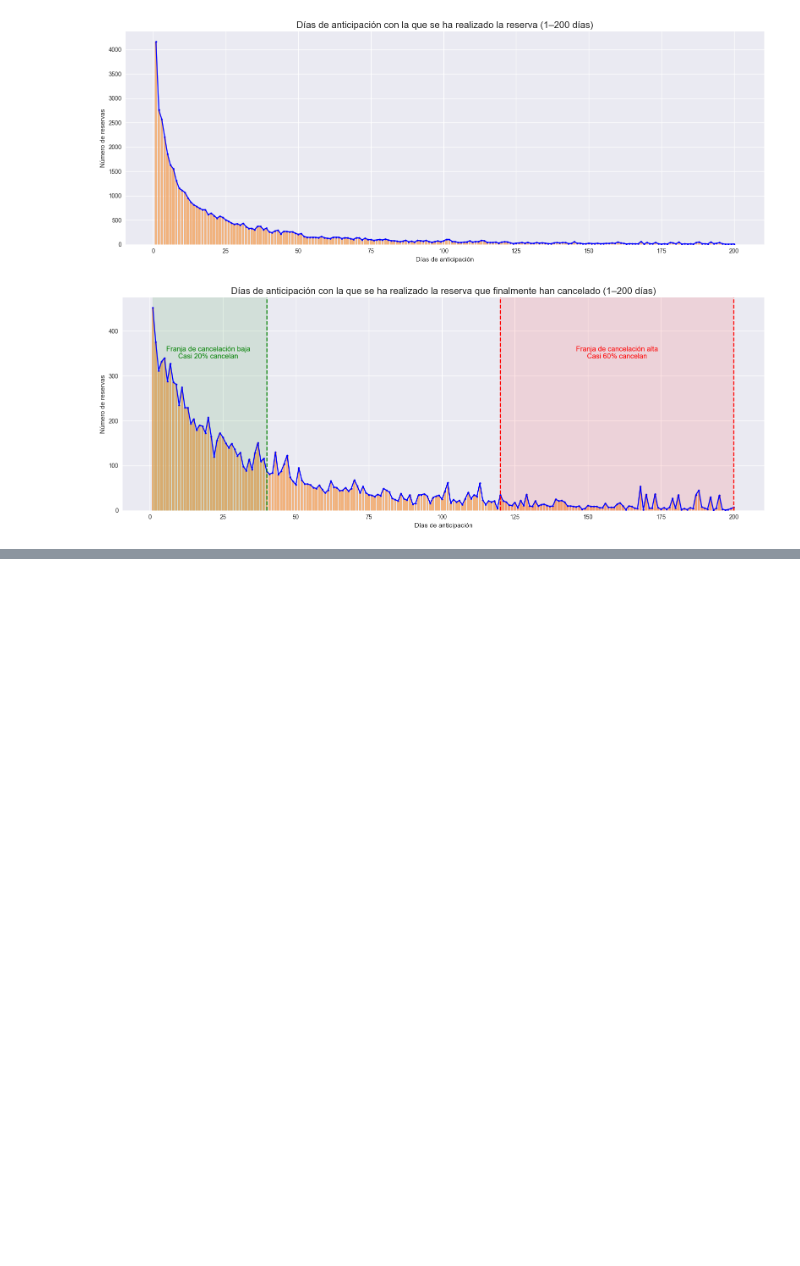
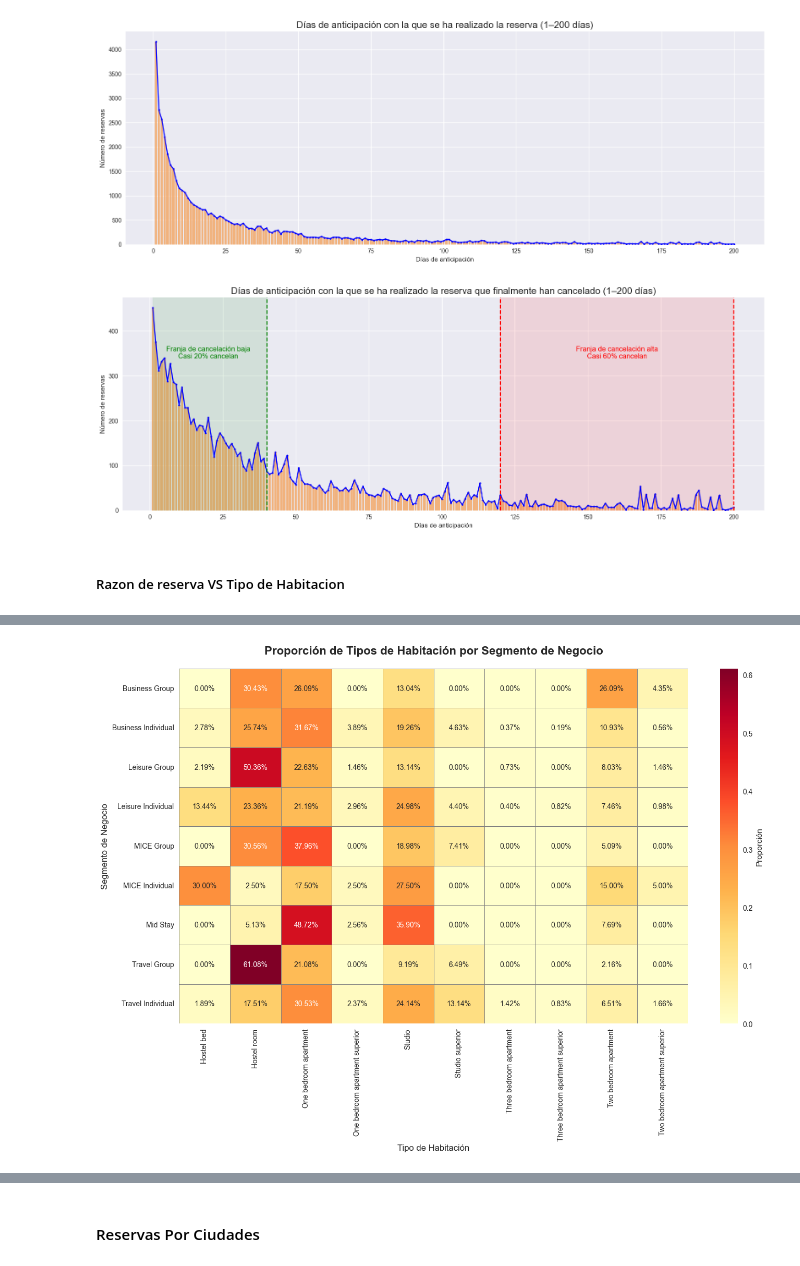
Before and after one commit to javierllorenteMon/RETO_06_VerdeOSCURO, a Jupyter notebook: Analisis_Exploratorio.ipynb, the cells around one changed output, grey strips where cells are left out. Cells and saved outputs as stored; diff of their text form; code cells hidden in the pictures; blank space fills up the shorter version.

```diff
--- a/Analisis_Exploratorio.ipynb
+++ b/Analisis_Exploratorio.ipynb
@@ -1208,3 +1022,72 @@ plt.show()
 # %% [output]
 [figure]
 [figure]
+# %% [markdown]
+##### Razon de reserva VS Tipo de Habitacion
+# %%
+# Filtrar solo las cancelaciones
+cancelled_df = df[df['status'] == 'cancelled'].copy()
+
+# Limpiar valores nulos en las columnas de interés
+cancelled_df = cancelled_df.dropna(subset=['business_segment', 'requested_category'])
+
+# Opcional: Crear una tabla de contingencia para ver los números exactos
+contingency_table = pd.crosstab(cancelled_df['business_segment'],
+                                cancelled_df['requested_category'])
+print("\nTabla de contingencia - Tipos de habitación por segmento de negocio:")
+print(contingency_table)
+
+# Calcular proporciones por fila (normalizado por segmento de negocio)
+contingency_table_normalized = contingency_table.div(contingency_table.sum(axis=1), axis=0)
+
+# Crear heatmap
+plt.figure(figsize=(14, 10))
+sns.heatmap(contingency_table_normalized,
+            annot=True,
+            fmt='.2%',
+            cmap='YlOrRd',
+            cbar_kws={'label': 'Proporción'},
+            linewidths=0.5,
+            linecolor='gray')
+
+plt.title('Proporción de Tipos de Habitación por Segmento de Negocio',
+          fontsize=16, fontweight='bold', pad=20)
+plt.xlabel('Tipo de Habitación', fontsize=12)
+plt.ylabel('Segmento de Negocio', fontsize=12)
+
+plt.tight_layout()
+plt.show()
+
+# Análisis adicional por segmento de negocio
+print("\n" + "="*80)
+print("DISTRIBUCIÓN DE SEGMENTOS DE NEGOCIO:")
+print("="*80)
+segment_distribution = cancelled_df['business_segment'].value_counts()
+for segment, count in segment_distribution.items():
+    percentage = (count / len(cancelled_df)) * 100
+    print(f"{segment}: {count:,} cancelaciones ({percentage:.1f}%)")
+
+print("\n" + "="*80)
+print("DISTRIBUCIÓN DE TIPOS DE HABITACIÓN:")
+print("="*80)
+category_distribution = cancelled_df['requested_category'].value_counts()
+for category, count in category_distribution.items():
+    percentage = (count / len(cancelled_df)) * 100
+    print(f"{category}: {count:,} cancelaciones ({percentage:.1f}%)")
+print("="*80)
+
+# Análisis cruzado detallado
+print("\n" + "="*80)
+print("ANÁLISIS CRUZADO DETALLADO:")
+print("="*80)
+for segment in contingency_table.index:
+    print(f"\nSegmento: {segment}")
+    print("-" * 40)
+    segment_total = contingency_table.loc[segment].sum()
+    for category in contingency_table.columns:
+        count = contingency_table.loc[segment, category]
+        if count > 0:
+            percentage = (count / segment_total) * 100
+            print(f"  {category}: {count:,} ({percentage:.1f}%)")
+print("="*80)
+# %% [output]
@@ -1210,0 +1111 @@ plt.show()
+[figure, added]
@@ -1210,0 +1129,2 @@ plt.show()
+# %% [markdown]
+#### Reservas Por Ciudades
```
Also changed, not shown: parts of 12 cells of this notebook.
